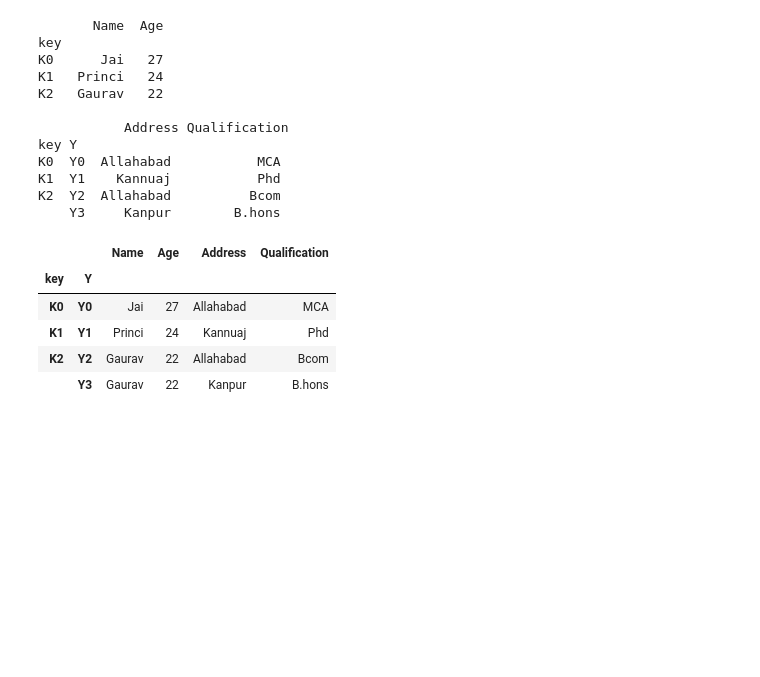
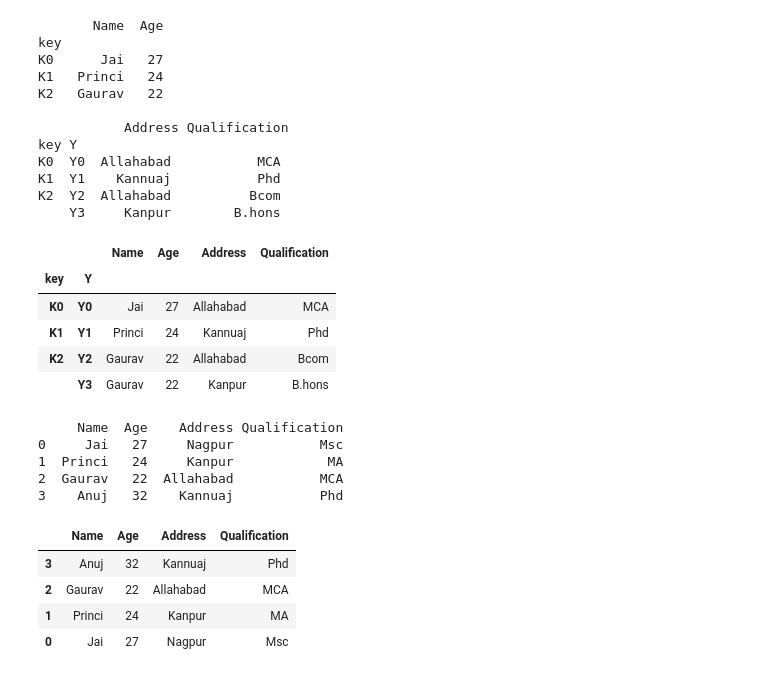
Before and after one commit to Mangesh29/basic-_panda, a Jupyter notebook: pandsmarge.ipynb, the cells around one changed output. Drawn from its saved outputs; the diff is of its cells as text; code cells hidden in the pictures; blank space fills up the shorter version.

```diff
--- a/pandsmarge.ipynb
+++ b/pandsmarge.ipynb
@@ -502,3 +502,16 @@ result
 | K1 | Y1 | Princi | 24 | Kannuaj | Phd |
 | K2 | Y2 | Gaurav | 22 | Allahabad | Bcom |
 |  | Y3 | Gaurav | 22 | Kanpur | B.hons |
+# %%
+for i,j in df.
+# %% [output]
+     Name  Age    Address Qualification
+0     Jai   27     Nagpur           Msc
+1  Princi   24     Kanpur            MA
+2  Gaurav   22  Allahabad           MCA
+3    Anuj   32    Kannuaj           Phd
+|  | Name | Age | Address | Qualification |
+| 3 | Anuj | 32 | Kannuaj | Phd |
+| 2 | Gaurav | 22 | Allahabad | MCA |
+| 1 | Princi | 24 | Kanpur | MA |
+| 0 | Jai | 27 | Nagpur | Msc |
```
Also changed, not shown: 2 other files.
